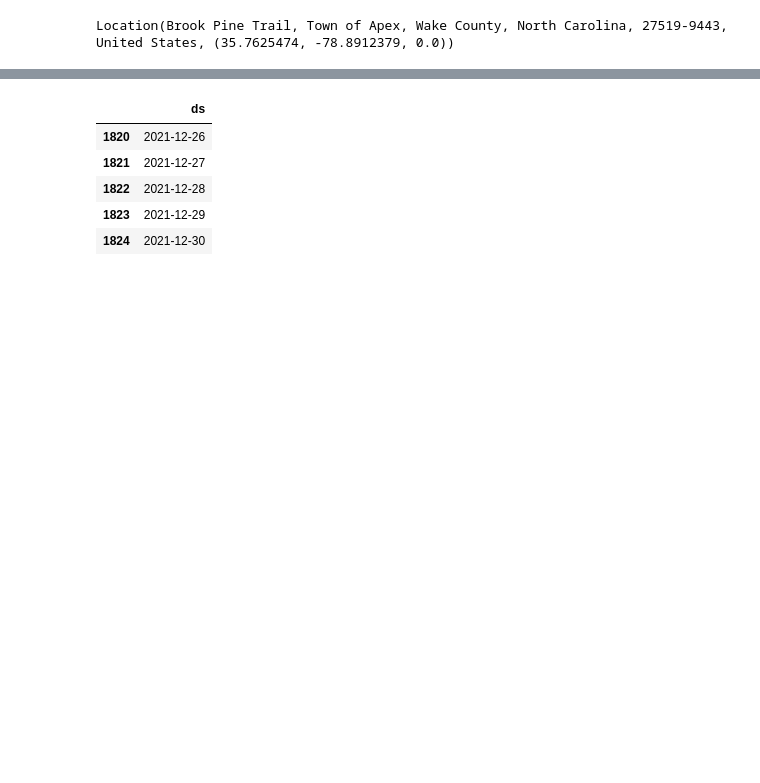
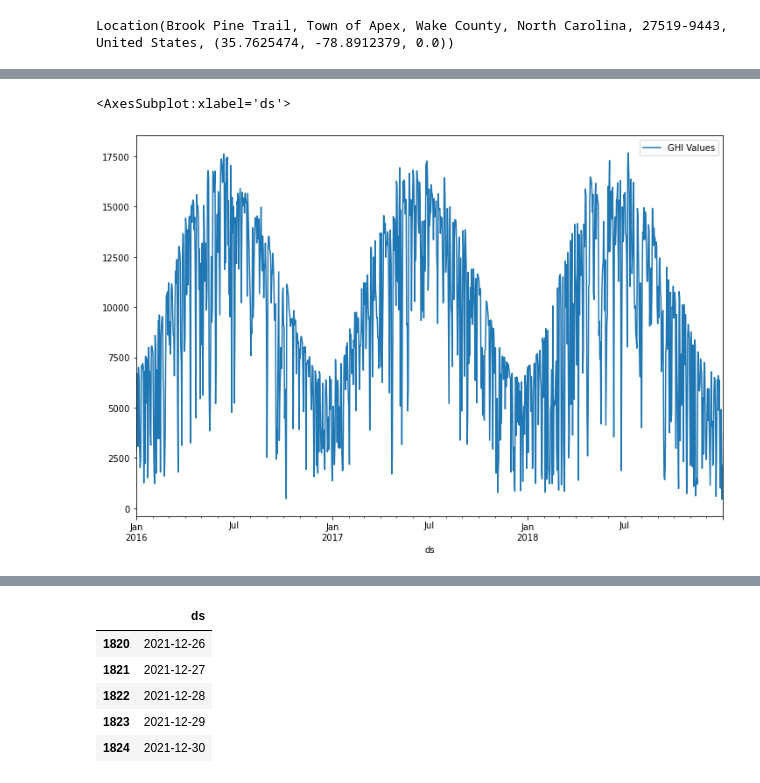
Before and after one commit to antnat96/solar-irradiance-predictor, a Jupyter notebook: Multi_year_API.ipynb, the cells around one changed output, grey strips where cells are left out. Saved outputs shown, nothing was run; the diff lists cells and outputs as text; code cells hidden in the pictures; blank space fills up the shorter version.

```diff
--- a/Multi_year_API.ipynb
+++ b/Multi_year_API.ipynb
@@ -138,0 +144,3 @@ prophet_frame_new.plot()
+# %%
+train=prophet_frame_new[:1096]
+test=prophet_frame_new[1096:]
@@ -138,0 +150,7 @@ prophet_frame_new.plot()
+# %%
+#train.plot()
+train.plot(x='ds',y='y',figsize=(12,8),legend=True,label='GHI Values')
+#train.plot(x='ds',y='y',figsize=(12,8),legend=True,label='GHI Values',xlim=('2016-01-01','2019-12-31'))
+# %% [output]
+<AxesSubplot:xlabel='ds'>
+[figure, added]
```
Also changed, not shown: parts of 26 cells of this notebook.
